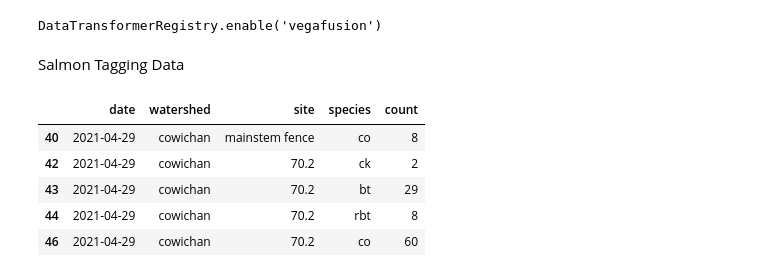
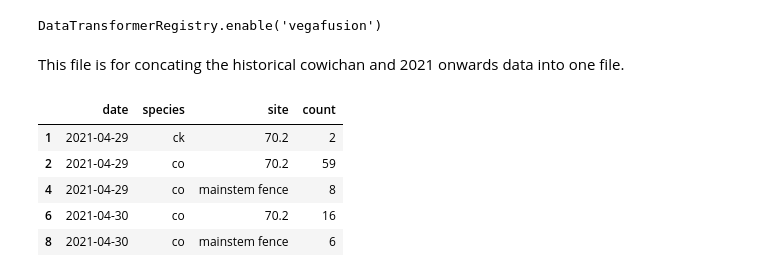
Before and after one commit to brahmwg/Bottlenecks_MDS_Capstone, a Jupyter notebook: outMigration_model/eda.ipynb, the cells around one changed output. Drawn from its saved outputs; the diff is of its cells as text; code cells hidden in the pictures.

Commit message:
doneWithConcat

```diff
--- a/outMigration_model/eda.ipynb
+++ b/outMigration_model/eda.ipynb
@@ -7,17 +7,19 @@ import numpy as np
 alt.data_transformers.enable("vegafusion")
 # %% [output]
 DataTransformerRegistry.enable('vegafusion')
-# %% [markdown]
-Salmon Tagging Data
+# %% [markdown]
+This file is for concating the historical cowichan and 2021 onwards data into one file.
 # %%
 salmon2 = salmon1 = pd.read_csv('data/data_salmon2.csv')
-salmon2_cow = salmon2[salmon2['watershed'] == 'cowichan']
-# df = pd.DataFrame(salmon2)
+salmon2_cow_temp = salmon2[salmon2['watershed'] == 'cowichan'].reset_index()
+salmon2_cow = salmon2_cow_temp[['date', 'species', 'site', 'count']]
+salmon2_cow = salmon2_cow[salmon2_cow['species'].isin(['co', 'ck'])]
+
 salmon2_cow.head()
 # %% [output]
-|  | date | watershed | site | species | count |
-| 40 | 2021-04-29 | cowichan | mainstem fence | co | 8 |
-| 42 | 2021-04-29 | cowichan | 70.2 | ck | 2 |
-| 43 | 2021-04-29 | cowichan | 70.2 | bt | 29 |
-| 44 | 2021-04-29 | cowichan | 70.2 | rbt | 8 |
-| 46 | 2021-04-29 | cowichan | 70.2 | co | 60 |
+|  | date | species | site | count |
+| 1 | 2021-04-29 | ck | 70.2 | 2 |
+| 2 | 2021-04-29 | co | 70.2 | 59 |
+| 4 | 2021-04-29 | co | mainstem fence | 8 |
+| 6 | 2021-04-30 | co | 70.2 | 16 |
+| 8 | 2021-04-30 | co | mainstem fence | 6 |
```
Also changed, not shown: parts of 6 cells of this notebook.
